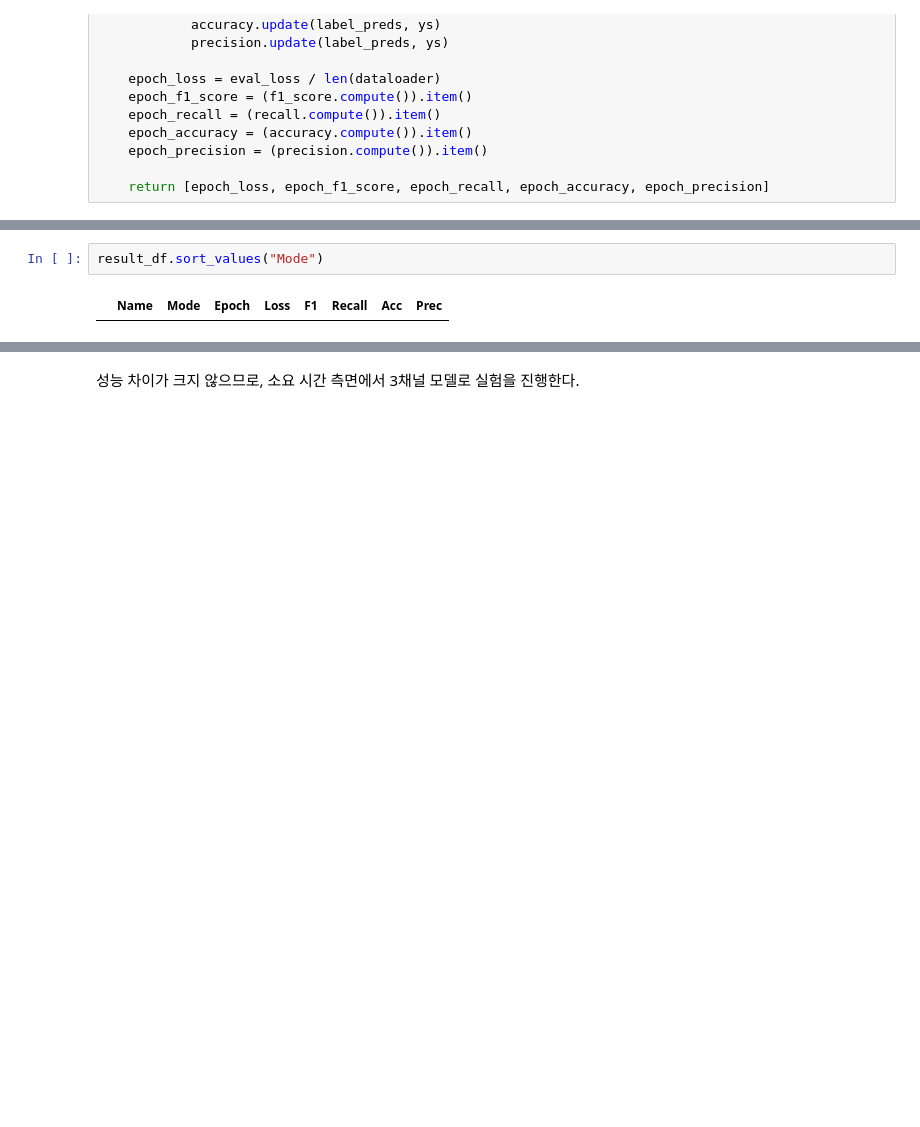
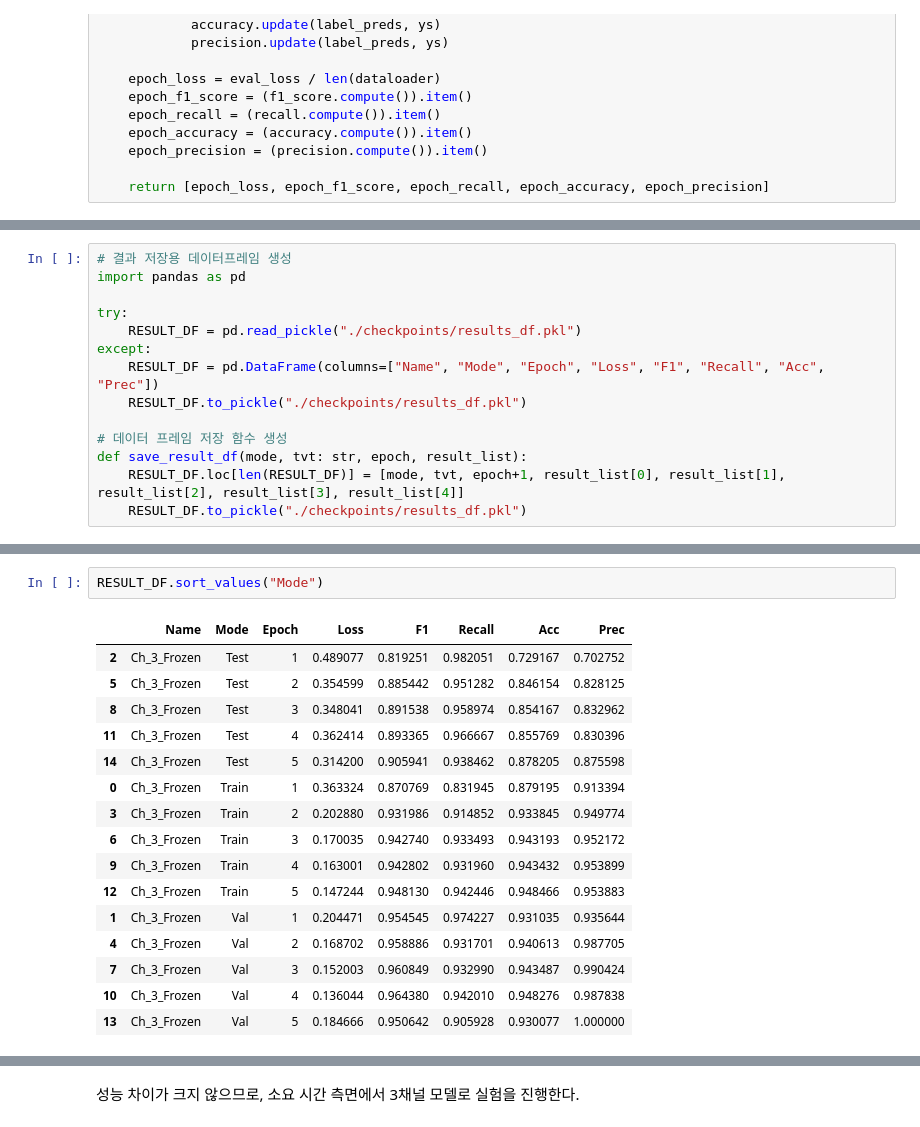
Before and after one commit to wonbywondev/ML-DL, a Jupyter notebook: 06_DL_FineTuning/06_Xray.ipynb, the cells around one changed output, grey strips where cells are left out. Saved outputs shown, nothing was run; the diff lists cells and outputs as text; blank space fills up the shorter version.

```diff
--- a/06_DL_FineTuning/06_Xray.ipynb
+++ b/06_DL_FineTuning/06_Xray.ipynb
@@ -589,3 +585,17 @@ result_df = pd.DataFrame(columns=["Name", "Mode", "Epoch", "Loss", "F1", "Recall
+# %%
+# 결과 저장용 데이터프레임 생성
+import pandas as pd
+
+try:
+    RESULT_DF = pd.read_pickle("./checkpoints/results_df.pkl")
+except:
+    RESULT_DF = pd.DataFrame(columns=["Name", "Mode", "Epoch", "Loss", "F1", "Recall", "Acc", "Prec"])
+    RESULT_DF.to_pickle("./checkpoints/results_df.pkl")
+
+# 데이터 프레임 저장 함수 생성
+def save_result_df(mode, tvt: str, epoch, result_list):
+    RESULT_DF.loc[len(RESULT_DF)] = [mode, tvt, epoch+1, result_list[0], result_list[1], result_list[2], result_list[3], result_list[4]]
+    RESULT_DF.to_pickle("./checkpoints/results_df.pkl")
 # %%
 # 3채널 Frozen 모델 학습 및 성능 평가
 
@@ -635,7 +633,22 @@ start_epoch: 6
 # %%
-result_df.sort_values("Mode")
+RESULT_DF.sort_values("Mode")
 # %% [output]
 |  | Name | Mode | Epoch | Loss | F1 | Recall | Acc | Prec |
+| 2 | Ch_3_Frozen | Test | 1 | 0.489077 | 0.819251 | 0.982051 | 0.729167 | 0.702752 |
+| 5 | Ch_3_Frozen | Test | 2 | 0.354599 | 0.885442 | 0.951282 | 0.846154 | 0.828125 |
+| 8 | Ch_3_Frozen | Test | 3 | 0.348041 | 0.891538 | 0.958974 | 0.854167 | 0.832962 |
+| 11 | Ch_3_Frozen | Test | 4 | 0.362414 | 0.893365 | 0.966667 | 0.855769 | 0.830396 |
+| 14 | Ch_3_Frozen | Test | 5 | 0.314200 | 0.905941 | 0.938462 | 0.878205 | 0.875598 |
+| 0 | Ch_3_Frozen | Train | 1 | 0.363324 | 0.870769 | 0.831945 | 0.879195 | 0.913394 |
+| 3 | Ch_3_Frozen | Train | 2 | 0.202880 | 0.931986 | 0.914852 | 0.933845 | 0.949774 |
+| 6 | Ch_3_Frozen | Train | 3 | 0.170035 | 0.942740 | 0.933493 | 0.943193 | 0.952172 |
+| 9 | Ch_3_Frozen | Train | 4 | 0.163001 | 0.942802 | 0.931960 | 0.943432 | 0.953899 |
+| 12 | Ch_3_Frozen | Train | 5 | 0.147244 | 0.948130 | 0.942446 | 0.948466 | 0.953883 |
+| 1 | Ch_3_Frozen | Val | 1 | 0.204471 | 0.954545 | 0.974227 | 0.931035 | 0.935644 |
+| 4 | Ch_3_Frozen | Val | 2 | 0.168702 | 0.958886 | 0.931701 | 0.940613 | 0.987705 |
+| 7 | Ch_3_Frozen | Val | 3 | 0.152003 | 0.960849 | 0.932990 | 0.943487 | 0.990424 |
+| 10 | Ch_3_Frozen | Val | 4 | 0.136044 | 0.964380 | 0.942010 | 0.948276 | 0.987838 |
+| 13 | Ch_3_Frozen | Val | 5 | 0.184666 | 0.950642 | 0.905928 | 0.930077 | 1.000000 |
 # %%
 # 1채널 Frozen 모델 학습 및 성능 평가
 
```
Also changed, not shown: parts of 36 cells of this notebook.
